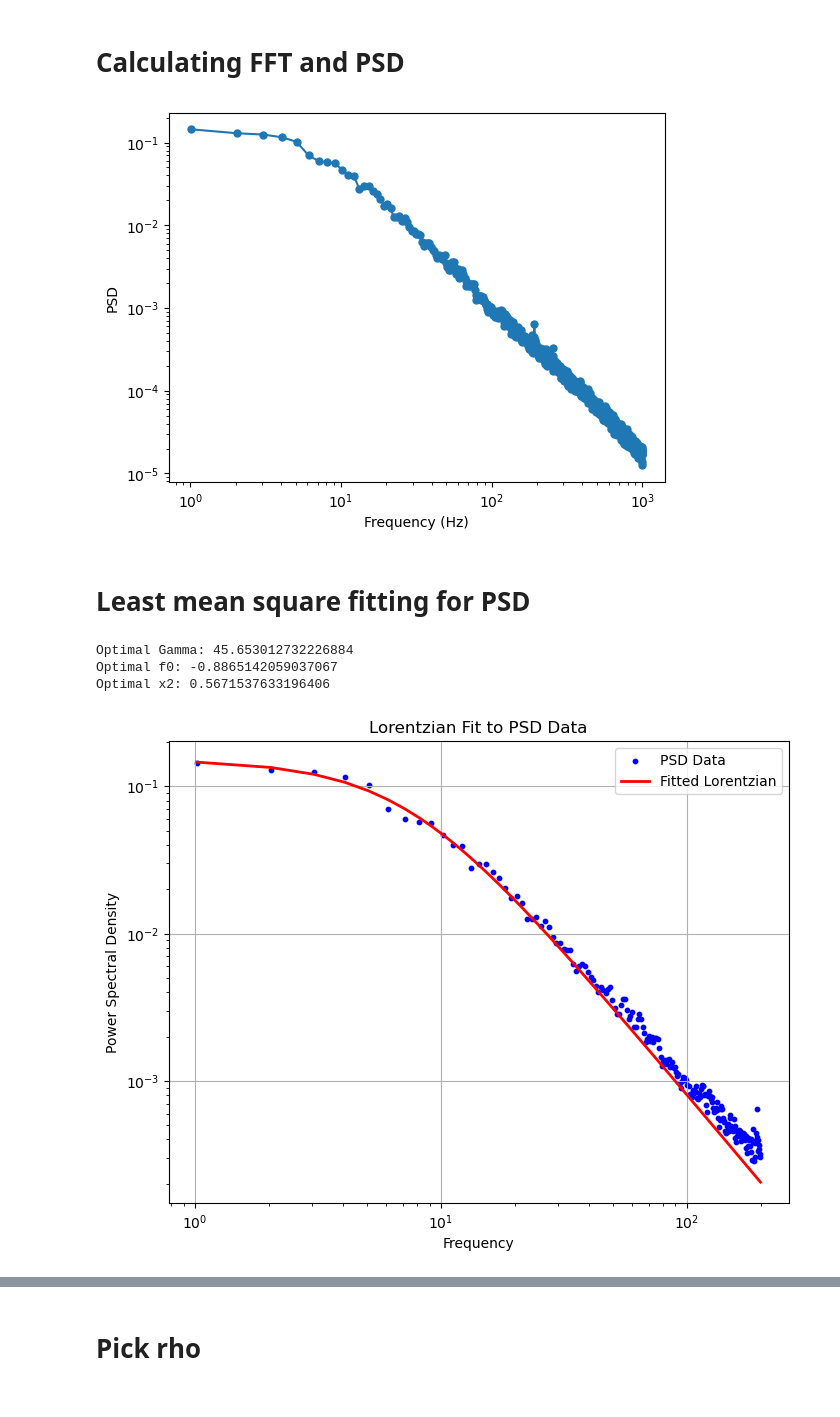
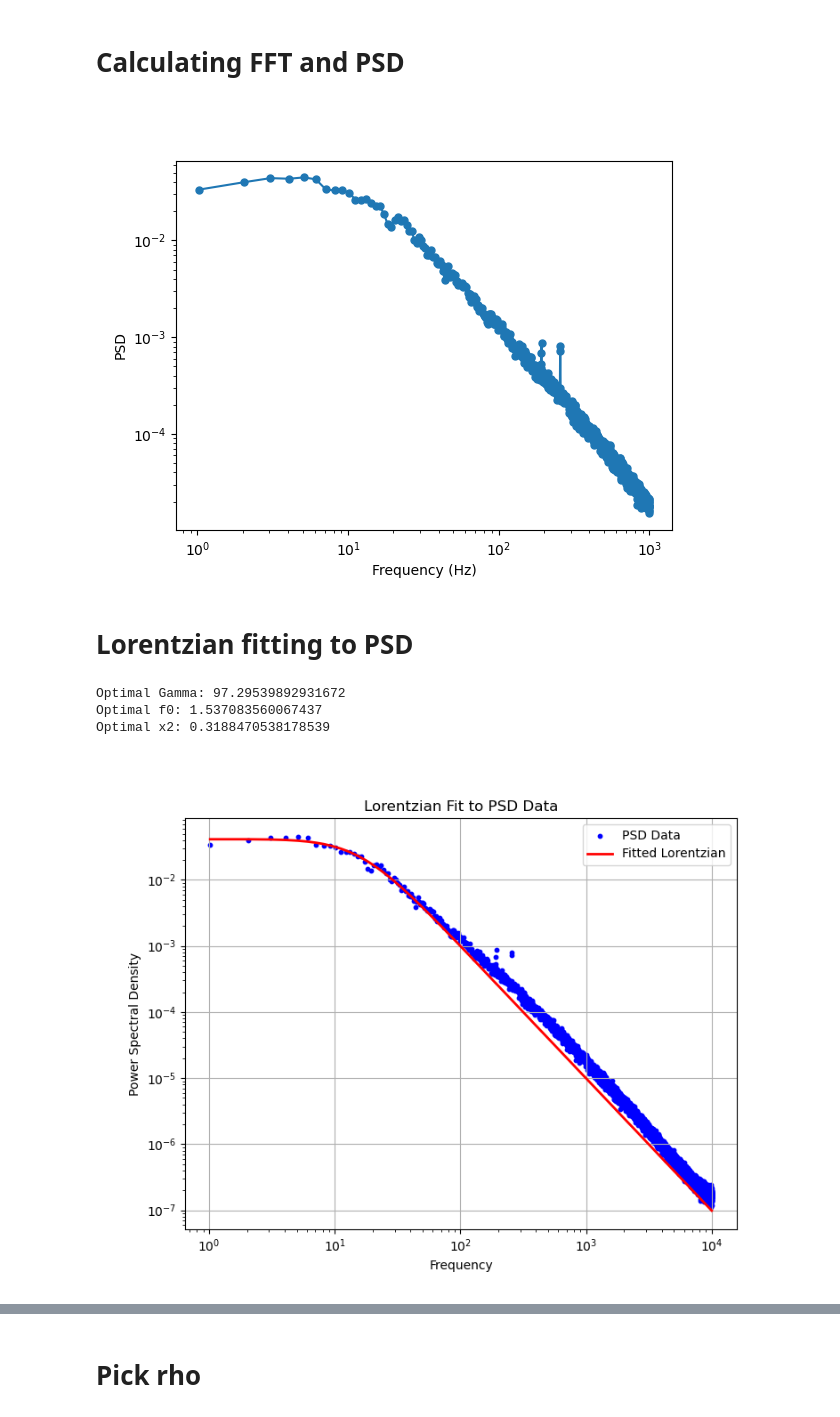
Before and after one commit to noah-silverberg/382L-Optical-Tweezer, a Jupyter notebook: rho.ipynb, the cells around one changed output, grey strips where cells are left out. Cells and saved outputs as stored; diff of their text form; code cells hidden in the pictures.

Commit message:
Updated plotting

```diff
--- a/rho.ipynb
+++ b/rho.ipynb
@@ -9,12 +10,13 @@ import scipy.optimize as opt
 # %% [markdown]
 # Inputs
 # %%
-data_file = "Data/Trapped Particle 01 - 2M pts.CSV"
+data_file = "Data/Trapped Particle 02 - 2M pts.CSV"
 nperseg = 2**15 # Used for scipy.signal.welch PSD calculation
-r = 23 # pixels
+r_pix = 23 # pixels
 T = 297 # Kelvin
 eta = 0.00089 # Viscosity of water (dependent on temperature)
 pix_to_dist = 374.14 # px per div (10 microns)
+min_freq, max_freq = 0, 10000 # Min and max frequencies (exclusive) for plotting and calculations after FFT
 # %% [markdown]
 # Load and plot data
 # %%
@@ -41,16 +44,32 @@ plt.show()
 # %% [markdown]
 # Calculating FFT and PSD
 # %%
+use_welch = True
+
 voltages = data['CH1'] # Extract the signal
 voltages = voltages - voltages.mean() # De-mean the signal
 
 dt = data['TIME'].iloc[1] - data['TIME'].iloc[0] # Get the time step between points
 total_timesteps = len(voltages) # Get the total number of time steps
 
-# Compute PSD using scipy.signal.welch for better performance
-welch = signal.welch(voltages, fs=1/dt, nperseg=nperseg, scaling='density')
-freqs = welch[0]
-psd = welch[1]
+if use_welch:
+    # Compute PSD using scipy.signal.welch for better performance
+    welch = signal.welch(voltages, fs=1/dt, nperseg=nperseg, scaling='density')
+    freqs = welch[0]
+    psd = welch[1]
+else:
+    # Compute RFFT, PSD and frequency bins, sort the results by PSD
+    fhat = np.fft.rfft(voltages, total_timesteps)
+    psd = fhat * np.conj(fhat) / (total_timesteps * dt)
+    # Adjust the PSD for the symmetry of the RFFT
+    psd *= 2
+
+    # Frequency bins for the RFFT
+    freqs = np.fft.rfftfreq(total_timesteps, d=dt)
+
+    # Verify that PSD is real
+    assert np.allclose(psd, psd.real)
+    psd = psd.real
 
 psds = pd.DataFrame({'Frequency': freqs, 'PSD': psd})
 # %%
@@ -58,20 +77,23 @@ mask = psds['Frequency'] > 0 # Ignore the zero frequency
 mask &= psds['Frequency'] < 1000 # Ignore high frequency noise
 
 # We use a scatter plot with a connecting line
+plt.figure()
 plt.plot(psds['Frequency'][mask], psds['PSD'][mask] , 'o-', markersize=5)
 plt.xlabel('Frequency (Hz)')
 plt.ylabel('PSD')
 plt.xscale('log')
 plt.yscale('log')
+
+plt.show()
 # %% [output]
-[figure, old version]
+[figure, new version]
 # %% [markdown]
-# Least mean square fitting for PSD
+# Lorentzian fitting to PSD
 # %%
 x_squared_expectation = np.mean((data['CH1'] - data['CH1'].mean())**2)
 
-mask = psds['Frequency'] > 0 # Ignore the zero frequency
-mask &= psds['Frequency'] < 200 # Ignore high frequency noise
+mask = psds['Frequency'] > min_freq # Ignore the zero frequency
+mask &= psds['Frequency'] < max_freq # Ignore high frequency noise
 
 # Define the Lorentzian function with f0 and gamma as parameters
 def lorentzian(f, gamma, f0, x2):
@@ -80,34 +102,35 @@ def lorentzian(f, gamma, f0, x2):
 # Initial guesses for Gamma and f0
 initial_guess = [30.0, -10.0, x_squared_expectation]  # [gamma, f0]
 
 # Fit the Lorentzian function to PSD data
 popt, _ = opt.curve_fit(
     lambda f, gamma, f0, x2: lorentzian(f, gamma, f0, x2),
     freqs[mask],
     psd[mask],
     p0=initial_guess
 )
 
 # Extract optimal parameters
 gamma_opt, f0_opt, x2_opt = popt
 print(f"Optimal Gamma: {gamma_opt}")
 print(f"Optimal f0: {f0_opt}")
 print(f"Optimal x2: {x2_opt}")
 
 # Plot results
 plt.figure(figsize=(8, 6))
 plt.scatter(freqs[mask], psd[mask], label="PSD Data", color="blue", s=10)
 plt.plot(freqs[mask], lorentzian(freqs[mask], gamma_opt, f0_opt, x2_opt), label="Fitted Lorentzian", color="red", lw=2)
 plt.title("Lorentzian Fit to PSD Data")
 plt.xlabel("Frequency")
 plt.ylabel("Power Spectral Density")
 plt.xscale('log')
 plt.yscale('log')
 plt.legend()
 plt.grid(True)
+
 plt.show()
 # %% [output]
-Optimal Gamma: 45.653012732226884
-Optimal f0: -0.8865142059037067
-Optimal x2: 0.5671537633196406
+Optimal Gamma: 97.29539892931672
+Optimal f0: 1.537083560067437
+Optimal x2: 0.3188470538178539
-[figure, old version]
+[figure, new version]
```
Also changed, not shown: parts of 10 cells of this notebook.
